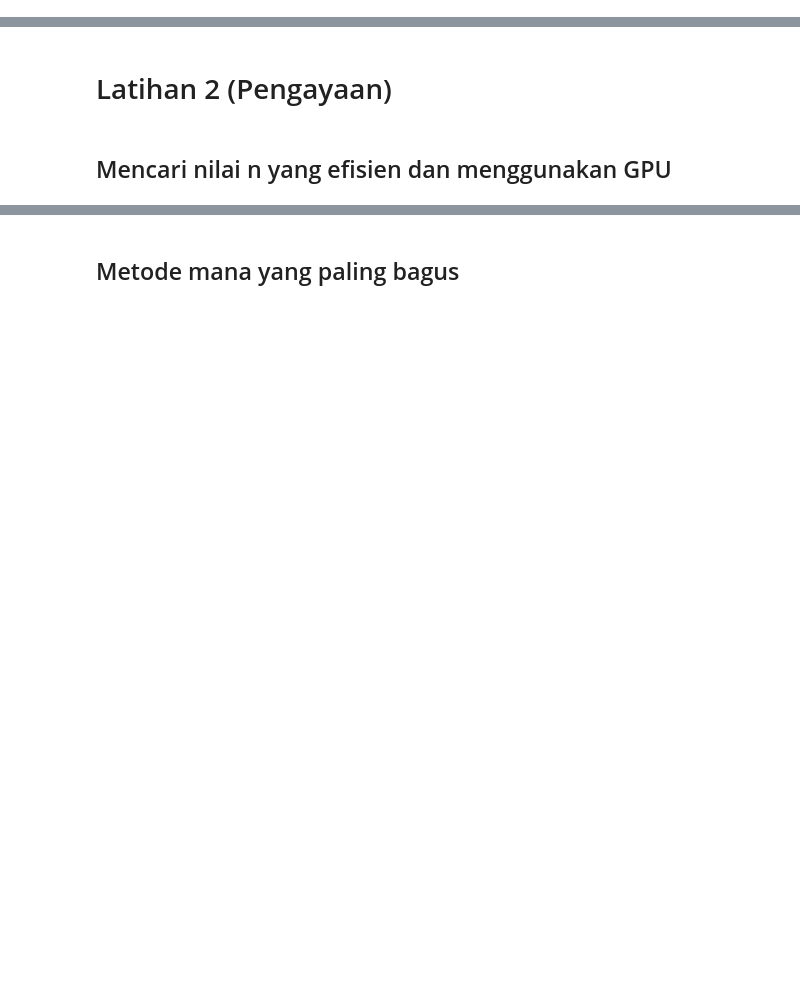
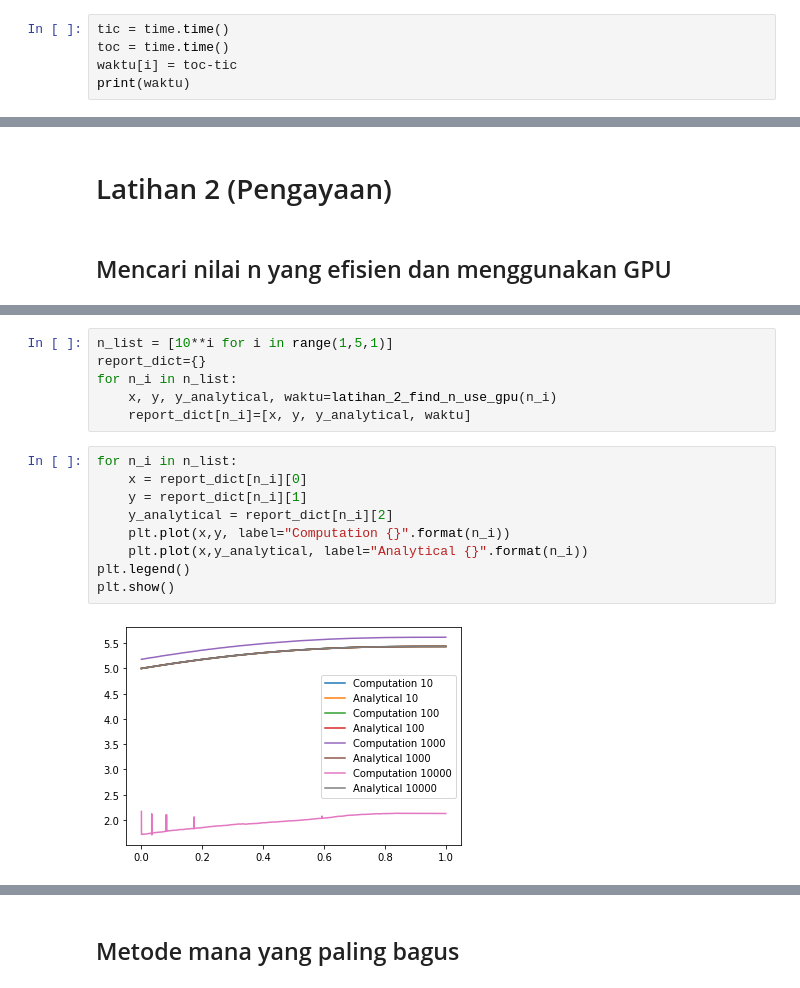
Before and after one commit to RendiZein/Metode-Rekayasa-Komputasi, a Jupyter notebook: 02_Boundary_value_problem_2024_indonesia.ipynb, the cells around one changed output, grey strips where cells are left out. Cells and saved outputs as stored; diff of their text form; blank space fills up the shorter version.

```diff
--- a/02_Boundary_value_problem_2024_indonesia.ipynb
+++ b/02_Boundary_value_problem_2024_indonesia.ipynb
@@ -1228,0 +1096,5 @@ Rerata waktu = 0.0014177322387695312 detik
+# %%
+tic = time.time()
+toc = time.time()
+waktu[i] = toc-tic
+print(waktu)
@@ -1266,0 +1211,17 @@ for i in range(0, n+1):
+# %%
+n_list = [10**i for i in range(1,5,1)]
+report_dict={}
+for n_i in n_list:
+    x, y, y_analytical, waktu=latihan_2_find_n_use_gpu(n_i)
+    report_dict[n_i]=[x, y, y_analytical, waktu]
+# %%
+for n_i in n_list:
+    x = report_dict[n_i][0]
+    y = report_dict[n_i][1]
+    y_analytical = report_dict[n_i][2]
+    plt.plot(x,y, label="Computation {}".format(n_i))
+    plt.plot(x,y_analytical, label="Analytical {}".format(n_i))
+plt.legend()
+plt.show()
+# %% [output]
+[figure, added]
```
Also changed, not shown: parts of 27 cells of this notebook.
